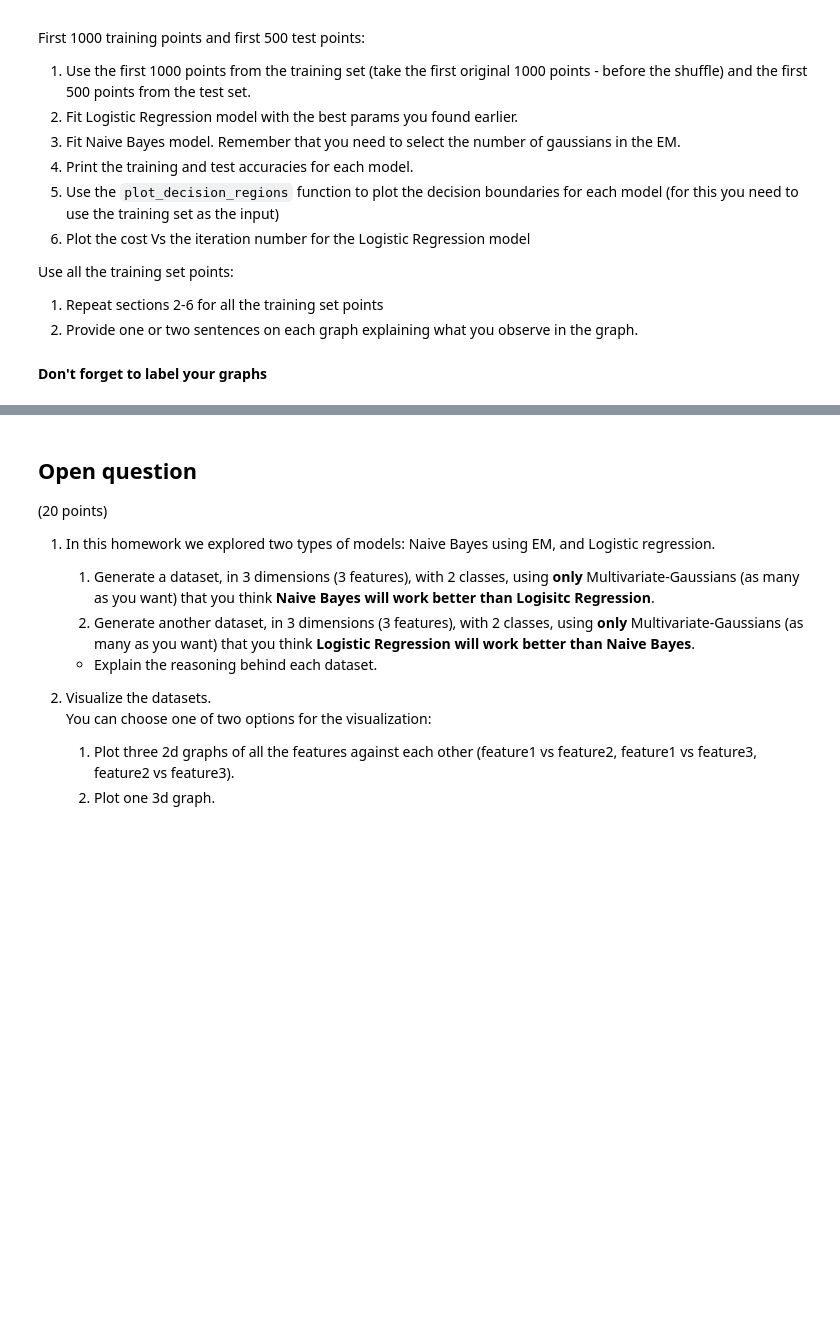
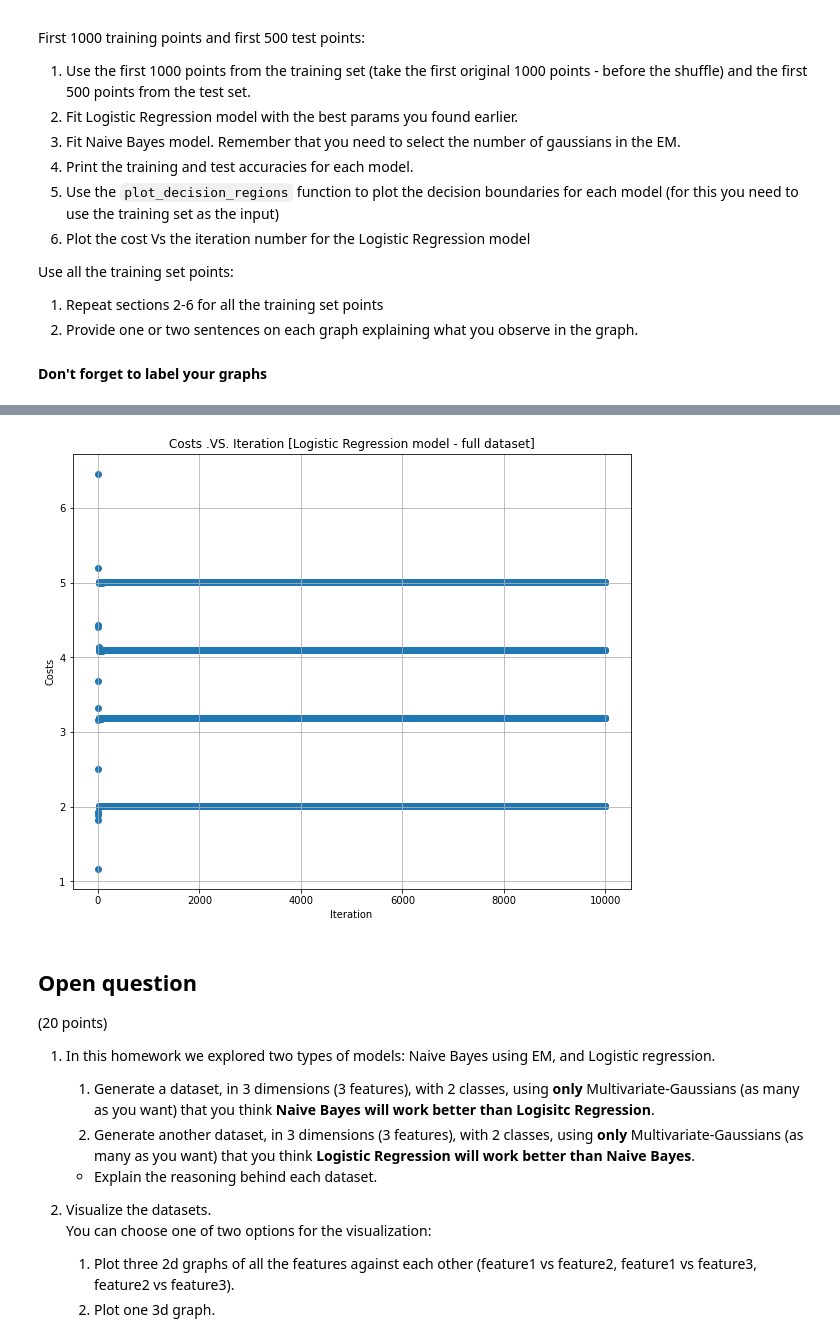
Before and after one commit to RoyR-IDC/MachineLearningFromData, a Jupyter notebook: HW4/hw4_203972922_201312907.ipynb, the cells around one changed output, grey strips where cells are left out. Saved outputs shown, nothing was run; the diff lists cells and outputs as text; code cells hidden in the pictures; blank space fills up the shorter version.

```diff
--- a/HW4/hw4_203972922_201312907.ipynb
+++ b/HW4/hw4_203972922_201312907.ipynb
@@ -300,6 +394,8 @@ Use 5-fold cross validation in order to find the best eps and eta params from th
 
 Shuffle the training set before you split the data to the folds.
 # %%
-#### Your code here ####
-etas = [0.05, 0.005, 0.0005, 0.00005, 0.000005]
-epss = [0.01, 0.001, 0.0001, 0.00001, 0.000001]
+#  CV hyperparams !
+etas = [0.05, 0.005, 0.0005, 0.00005, 0.000005]    # original: [0.05, 0.005, 0.0005, 0.00005, 0.000005]
+epss = [0.01, 0.001, 0.0001, 0.00001, 0.000001]    # original: [0.01, 0.001, 0.0001, 0.00001, 0.000001]
+num_iterations = 10000     # original:  10000 <-----
+num_of_folds = 5         # original:  5 <---------
@@ -473,3 +723,14 @@ Use all the training set points:
+# %%
+costs = logistic_regression_model.get_list_of_costs()
+plt.figure()
+plt.scatter(x=np.arange(len(costs)), y=costs)
+plt.grid()
+plt.title(f'Costs .VS. Iteration [Logistic Regression model - full dataset]')
+plt.xlabel(f'Iteration')
+plt.ylabel(f'Costs')
+plt.show()
+# %% [output]
+[figure, added]
 # %% [markdown]
 ## Open question
 
```
Also changed, not shown: parts of 26 cells of this notebook.
